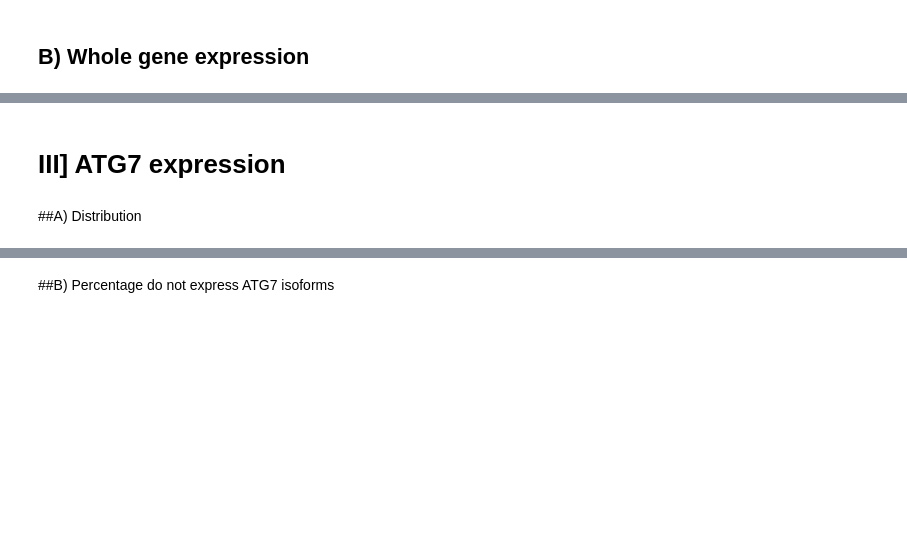
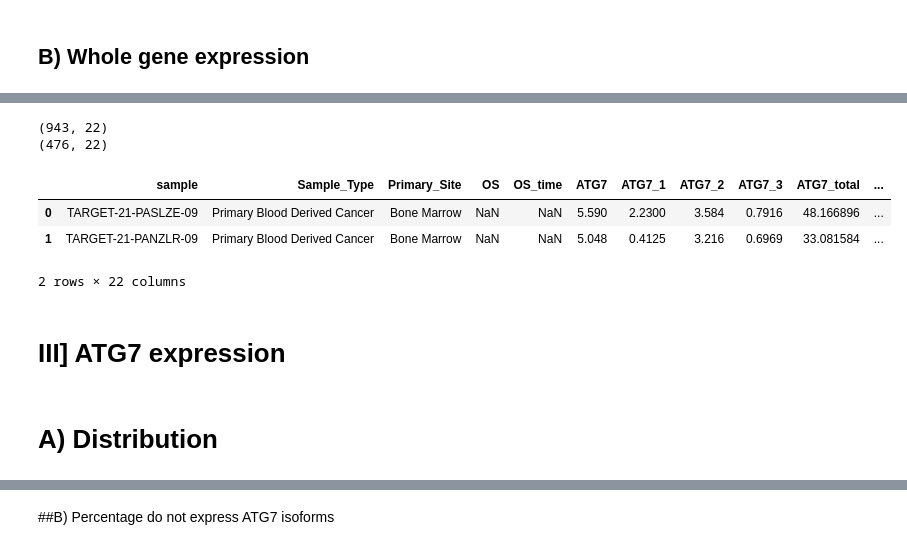
Before and after one commit to Keviosta/Article_short_isoform_ATG7_private, a Jupyter notebook: ATG7/atg7_separated_organs_analyse/blood/organ_blood_specific_ATG7_correalation.ipynb, the cells around one changed output, grey strips where cells are left out. Saved outputs shown, nothing was run; the diff lists cells and outputs as text; code cells hidden in the pictures; blank space fills up the shorter version.

```diff
--- a/ATG7/atg7_separated_organs_analyse/blood/organ_blood_specific_ATG7_correalation.ipynb
+++ b/ATG7/atg7_separated_organs_analyse/blood/organ_blood_specific_ATG7_correalation.ipynb
@@ -263,11 +279,18 @@ normal_samples_labels
 # %%
 #subset
-df_ATG7_Normal_blood = normal_samples_labels.merge(df_ATG7)
-df_ATG7_Primary_blood = primary_samples_labels.merge(df_ATG7)
+df_ATG7_Normal_blood = normal_samples_labels.merge(df_ATG7_NormPrim)
+df_ATG7_Primary_blood = primary_samples_labels.merge(df_ATG7_NormPrim)
 df_ATG7_Primary_blood
 print(df_ATG7_Normal_blood.shape)
 print(df_ATG7_Primary_blood.shape)
 df_ATG7_Primary_blood.head(2)
+# %% [output]
+(943, 22)
+(476, 22)
+|  | sample | Sample_Type | Primary_Site | OS | OS_time | ATG7 | ATG7_1 | ATG7_2 | ATG7_3 | ATG7_total | ... |
+| 0 | TARGET-21-PASLZE-09 | Primary Blood Derived Cancer | Bone Marrow | NaN | NaN | 5.590 | 2.2300 | 3.584 | 0.7916 | 48.166896 | ... |
+| 1 | TARGET-21-PANZLR-09 | Primary Blood Derived Cancer | Bone Marrow | NaN | NaN | 5.048 | 0.4125 | 3.216 | 0.6969 | 33.081584 | ... |
+2 rows × 22 columns
 # %%
 # create df with only Normal and Primary
 df_Norm_Prim = pandas.concat([df_ATG7_Normal_blood, df_ATG7_Primary_blood], axis=0)
@@ -302,4 +302,4 @@ primary_LoHi = df_LoHi[1]
 # %% [markdown]
 # III] ATG7 expression
 # %% [markdown]
-##A) Distribution
+# A) Distribution
```
Also changed, not shown: parts of 9 cells of this notebook, 1 other file.
